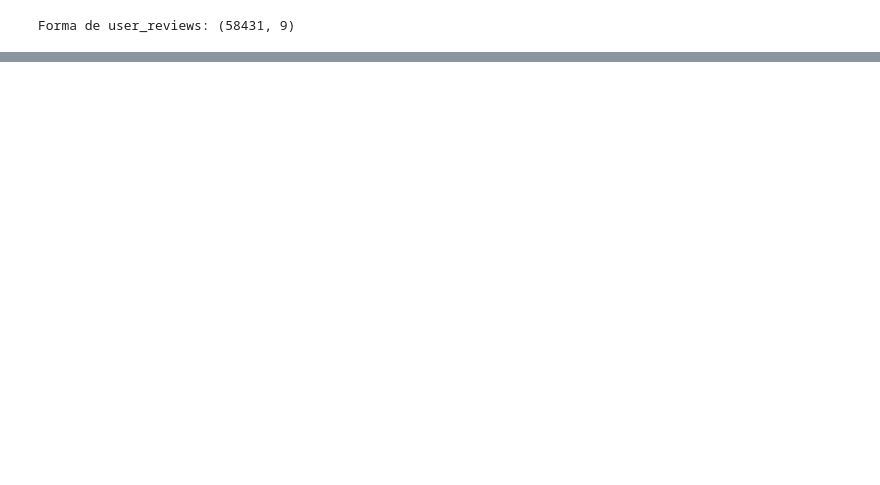
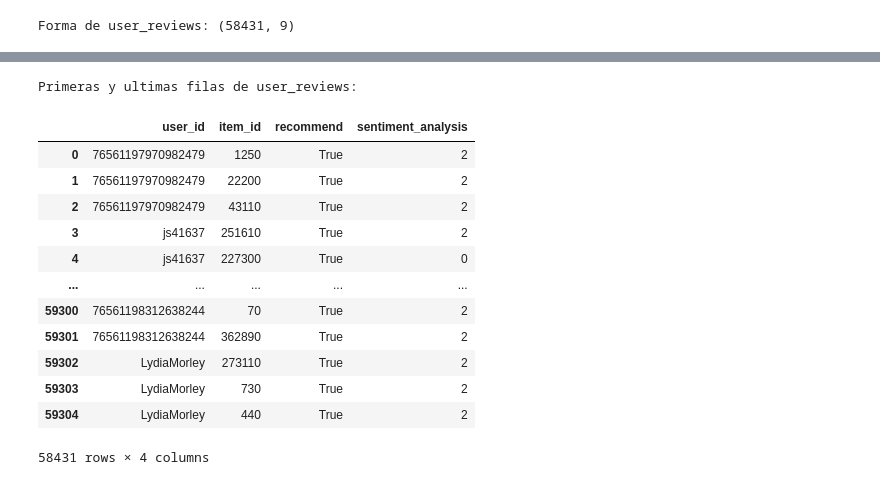
Before and after one commit to FabianRecalde/MachineLearning_Steam, a Jupyter notebook: EDA user_reviews.ipynb, the cells around one changed output, grey strips where cells are left out. Saved outputs shown, nothing was run; the diff lists cells and outputs as text; code cells hidden in the pictures; blank space fills up the shorter version.

Commit message:
EDA user_reviews, creacion de sentiment analysis, diccionario de Datos y Log

```diff
--- a/EDA user_reviews.ipynb
+++ b/EDA user_reviews.ipynb
@@ -84,0 +101,25 @@ for variable in variables_categoricas:
+# %%
+# Lista de columnas a eliminar
+columnas_a_eliminar = ['user_url', 'funny', 'posted', 'last_edited', 'helpful']
+
+# Eliminar las columnas del DataFrame user_reviews
+user_reviews = user_reviews.drop(columnas_a_eliminar, axis=1)
+# %%
+# Mostrar las primeras filas de cada DataFrame
+print("Primeras y ultimas filas de user_reviews:")
+user_reviews
+# %% [output]
+Primeras y ultimas filas de user_reviews:
+|  | user_id | item_id | recommend | sentiment_analysis |
+| 0 | 76561197970982479 | 1250 | True | 2 |
+| 1 | 76561197970982479 | 22200 | True | 2 |
+| 2 | 76561197970982479 | 43110 | True | 2 |
+| 3 | js41637 | 251610 | True | 2 |
+| 4 | js41637 | 227300 | True | 0 |
+| ... | ... | ... | ... | ... |
+| 59300 | 76561198312638244 | 70 | True | 2 |
+| 59301 | 76561198312638244 | 362890 | True | 2 |
+| 59302 | LydiaMorley | 273110 | True | 2 |
+| 59303 | LydiaMorley | 730 | True | 2 |
+| 59304 | LydiaMorley | 440 | True | 2 |
+58431 rows × 4 columns
```
Also changed, not shown: parts of 11 cells of this notebook, 5 other files.
